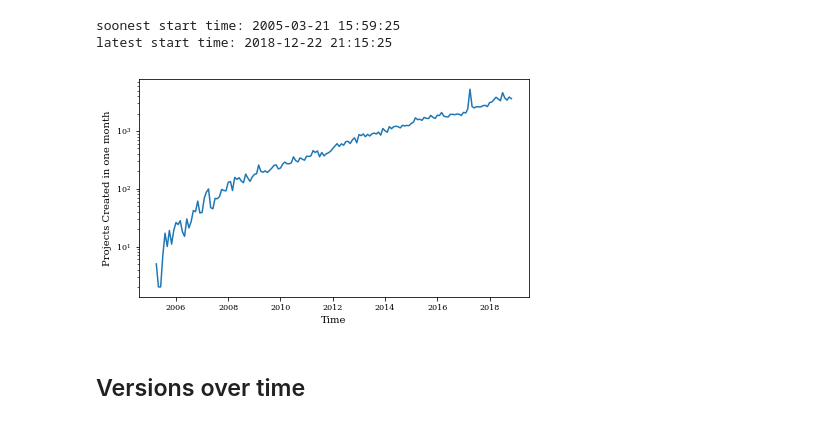
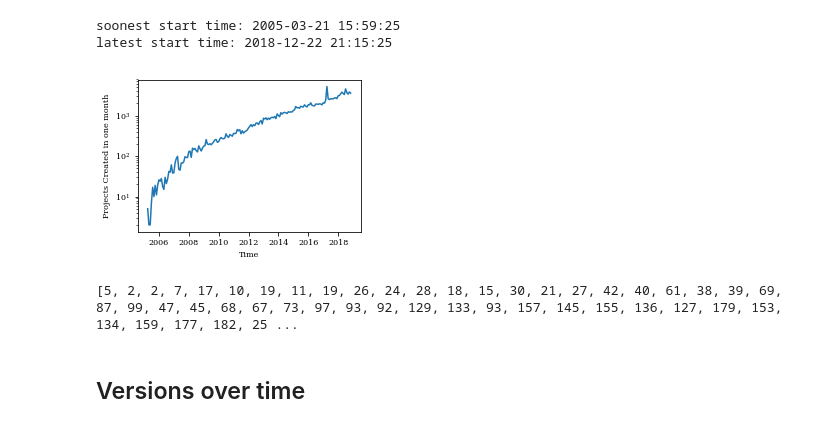
Before and after one commit to nimamahmoudi/cmput663-final-project, a Jupyter notebook: RQ1/rq1-package-dependency-over-time.ipynb, the cells around one changed output. Drawn from its saved outputs; the diff is of its cells as text; code cells hidden in the pictures.

Commit message:
updated plots and added R regression

```diff
--- a/RQ1/rq1-package-dependency-over-time.ipynb
+++ b/RQ1/rq1-package-dependency-over-time.ipynb
@@ -126,22 +126,32 @@ while end_time < last_time.replace(day=1):
     start_time = end_time
     end_time = add_a_month(start_time)
 # %%
-plt.figure(figsize=(7,4))
+plt.rc('font', size=8)
+plt.rc('axes', titlesize=6)
+plt.rc('axes', labelsize=8)
+plt.figure(figsize=(4,2.8))
+
 # plt.figure(figsize=(7,7))
 # plt.subplot(211)
 plt.semilogy(project_counts['StartDate'], project_counts['count'], '-')
 plt.xlabel('Time')
 plt.ylabel('Projects Created in one month')
 
 # plt.subplot(212)
 # plt.semilogy(project_counts['EndDate'], project_counts['count_total'], '-')
 # plt.xlabel('Time')
 # plt.ylabel('Total Created Projects')
 
 plt.savefig(figs_dir+'project-publish-over-time.pdf')
 plt.savefig(figs_dir+'project-publish-over-time.png', dpi=300)
+
+set_plt_rc()
 # %% [output]
-[figure, old version]
+[figure, new version]
+# %%
+print(project_counts['count'])
+# %% [output]
+[5, 2, 2, 7, 17, 10, 19, 11, 19, 26, 24, 28, 18, 15, 30, 21, 27, 42, 40, 61, 38, 39, 69, 87, 99, 47, 45, 68, 67, 73, 97, 93, 92, 129, 133, 93, 157, 145, 155, 136, 127, 179, 153, 134, 159, 177, 182, 25 ...
 # %% [markdown]
 ## Versions over time
 # %%
```
Also changed, not shown: parts of 7 cells of this notebook, 9 other files.
